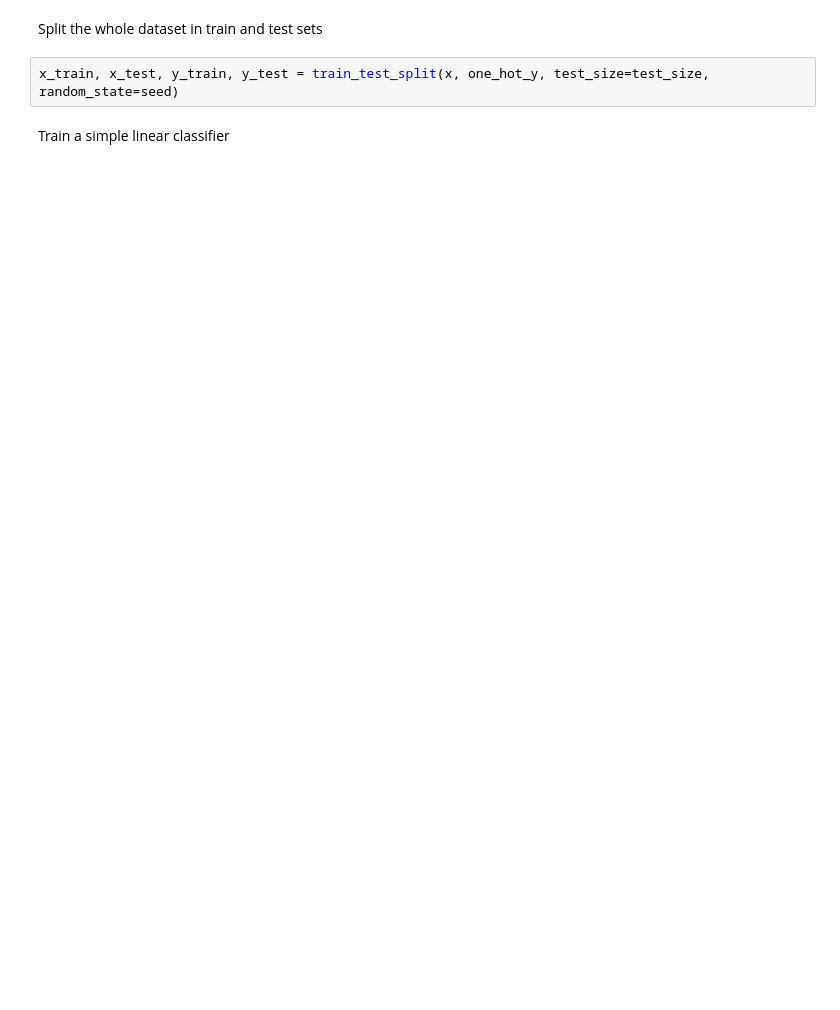
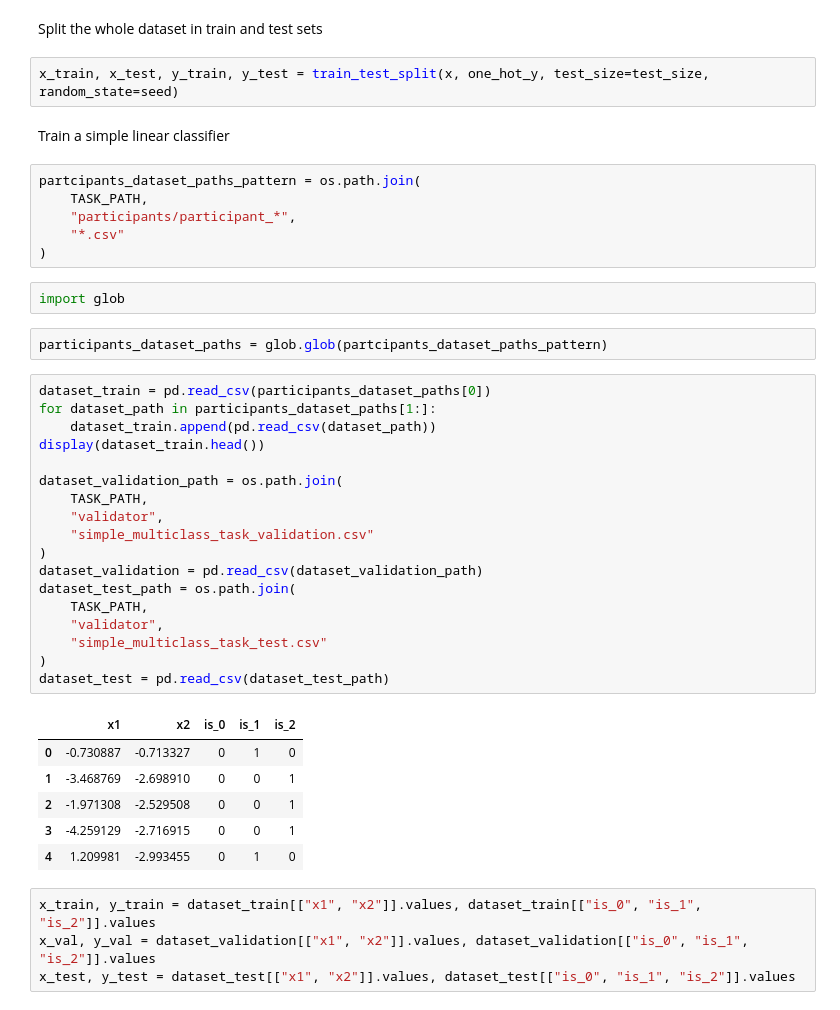
Before and after one commit to samuelfabrizi/TOBE-LearneD, a Jupyter notebook: notebooks/simple_multiclass_task.ipynb, the cells around one changed output. Saved outputs shown, nothing was run; the diff lists cells and outputs as text; blank space fills up the shorter version.

```diff
--- a/notebooks/simple_multiclass_task.ipynb
+++ b/notebooks/simple_multiclass_task.ipynb
@@ -68,6 +59,45 @@ Split the whole dataset in train and test sets
 x_train, x_test, y_train, y_test = train_test_split(x, one_hot_y, test_size=test_size, random_state=seed)
 # %% [markdown]
 Train a simple linear classifier
+# %%
+partcipants_dataset_paths_pattern = os.path.join(
+    TASK_PATH,
+    "participants/participant_*",
+    "*.csv"
+)
+# %%
+import glob
+# %%
+participants_dataset_paths = glob.glob(partcipants_dataset_paths_pattern)
+# %%
+dataset_train = pd.read_csv(participants_dataset_paths[0])
+for dataset_path in participants_dataset_paths[1:]:
+    dataset_train.append(pd.read_csv(dataset_path))
+display(dataset_train.head())
+
+dataset_validation_path = os.path.join(
+    TASK_PATH,
+    "validator",
+    "simple_multiclass_task_validation.csv"
+)
+dataset_validation = pd.read_csv(dataset_validation_path)
+dataset_test_path = os.path.join(
+    TASK_PATH,
+    "validator",
+    "simple_multiclass_task_test.csv"
+)
+dataset_test = pd.read_csv(dataset_test_path)
+# %% [output]
+|  | x1 | x2 | is_0 | is_1 | is_2 |
+| 0 | -0.730887 | -0.713327 | 0 | 1 | 0 |
+| 1 | -3.468769 | -2.698910 | 0 | 0 | 1 |
+| 2 | -1.971308 | -2.529508 | 0 | 0 | 1 |
+| 3 | -4.259129 | -2.716915 | 0 | 0 | 1 |
+| 4 | 1.209981 | -2.993455 | 0 | 1 | 0 |
+# %%
+x_train, y_train = dataset_train[["x1", "x2"]].values, dataset_train[["is_0", "is_1", "is_2"]].values
+x_val, y_val = dataset_validation[["x1", "x2"]].values, dataset_validation[["is_0", "is_1", "is_2"]].values
+x_test, y_test = dataset_test[["x1", "x2"]].values, dataset_test[["is_0", "is_1", "is_2"]].values
 # %%
 # define model
 model = models.Sequential()
```
Also changed, not shown: parts of 5 cells of this notebook.
